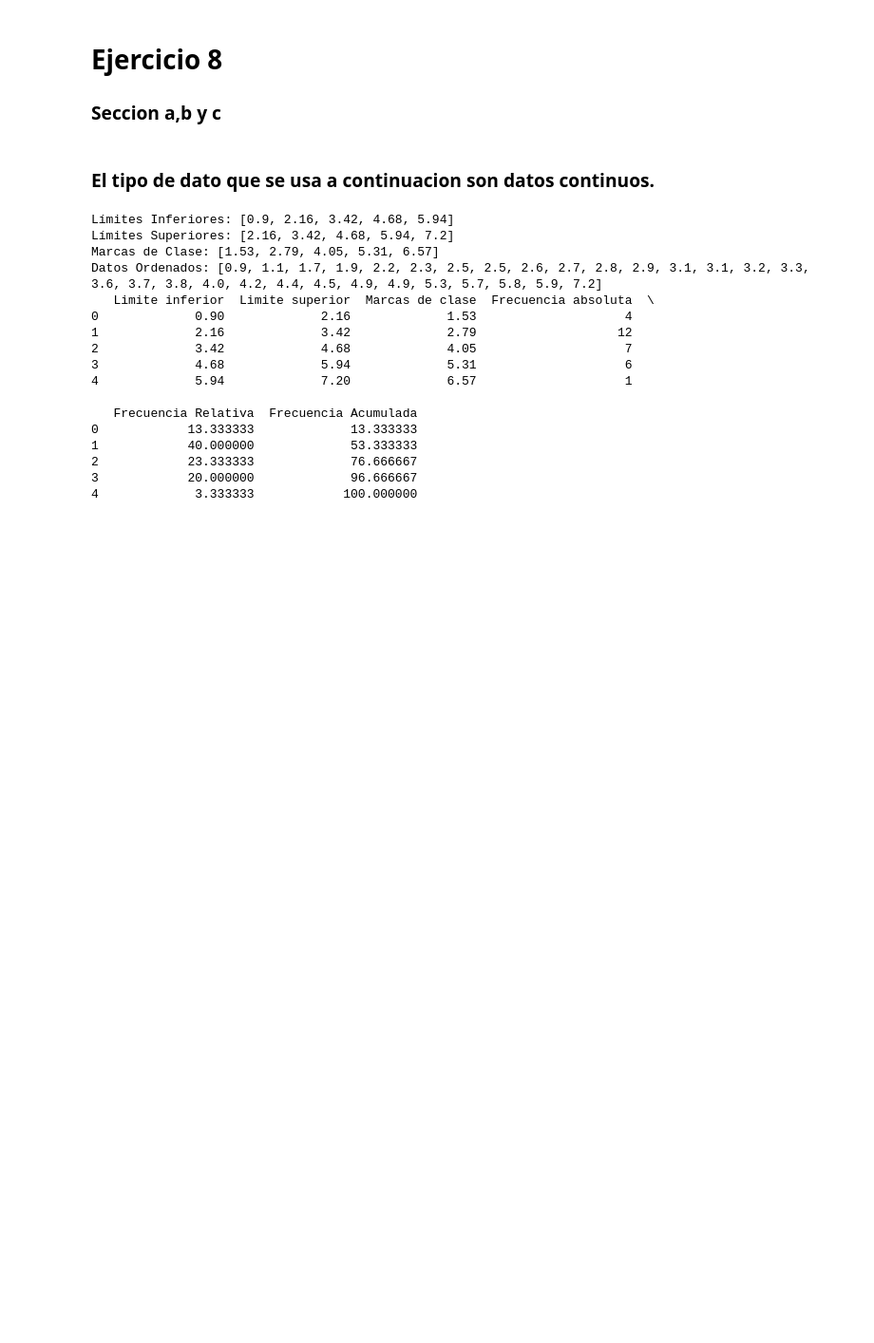
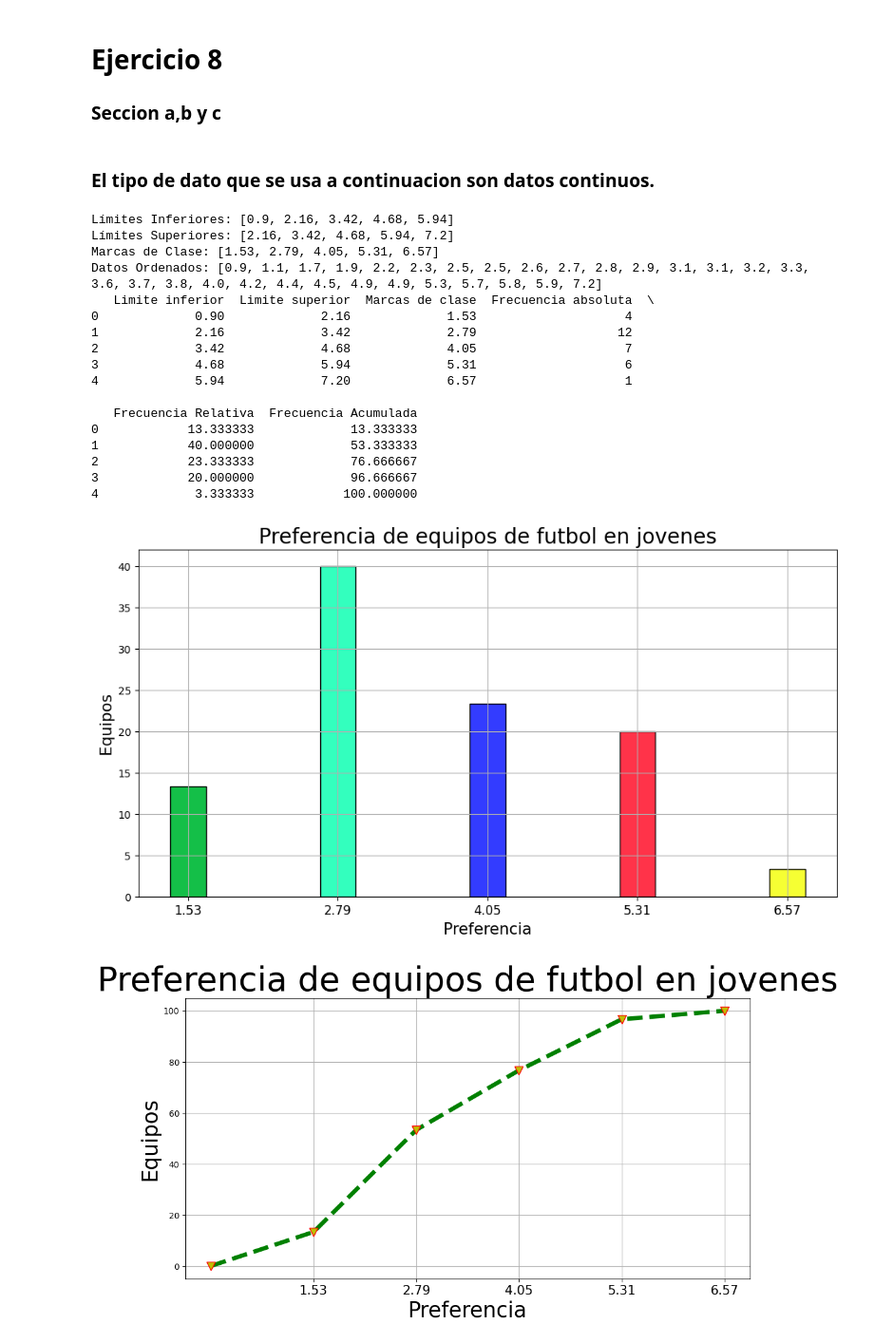
Before and after one commit to imac22/JMOE_Verano_2024_T1, a Jupyter notebook: JMOE.ipynb, the cells around one changed output. Shown at 95% size. Saved outputs shown, nothing was run; the diff lists cells and outputs as text; code cells hidden in the pictures; blank space fills up the shorter version.

```diff
--- a/JMOE.ipynb
+++ b/JMOE.ipynb
@@ -156,30 +156,35 @@ print("Límites Inferiores:", lim_inf)
 print("Límites Superiores:", lim_sup)
 print("Marcas de Clase:", mrks)
 print("Datos Ordenados:", datosOrd)
 
 freq_absoluta, clases = che.fa_grouped(datosOrd, lim_inf, lim_sup) #Calcula los 2 tipos de F_absolutas, asi como el numero de clases
 
 freq_relativa = fr.obtener_fr(freq_absoluta) #Calcula las F_relativas
 frecuencia_acumulada = fa.obtener_fa(freq_relativa) #Calcula las F_acomuladas
 
 tbl = esc.tabla_grouped(lim_inf, lim_sup, mrks, freq_absoluta, freq_relativa, frecuencia_acumulada) #Ordena de los datos recabados en una tabla
 
 print(tbl) #Imprime la tabla
+
+histograma = ca.plot_hist(clases, freq_relativa, mrks, labelx, labely, titulo)
+ojiva = at.plot_ojiva(clases, frecuencia_acumulada, mrks, labelx, labely, titulo)
 # %% [output]
 Límites Inferiores: [0.9, 2.16, 3.42, 4.68, 5.94]
 Límites Superiores: [2.16, 3.42, 4.68, 5.94, 7.2]
 Marcas de Clase: [1.53, 2.79, 4.05, 5.31, 6.57]
 Datos Ordenados: [0.9, 1.1, 1.7, 1.9, 2.2, 2.3, 2.5, 2.5, 2.6, 2.7, 2.8, 2.9, 3.1, 3.1, 3.2, 3.3, 3.6, 3.7, 3.8, 4.0, 4.2, 4.4, 4.5, 4.9, 4.9, 5.3, 5.7, 5.8, 5.9, 7.2]
    Limite inferior  Limite superior  Marcas de clase  Frecuencia absoluta  \
 0             0.90             2.16             1.53                    4
 1             2.16             3.42             2.79                   12
 2             3.42             4.68             4.05                    7
 3             4.68             5.94             5.31                    6
 4             5.94             7.20             6.57                    1
 
    Frecuencia Relativa  Frecuencia Acumulada
 0            13.333333             13.333333
 1            40.000000             53.333333
 2            23.333333             76.666667
 3            20.000000             96.666667
 4             3.333333            100.000000
+[figure, added]
+[figure, added]
```
